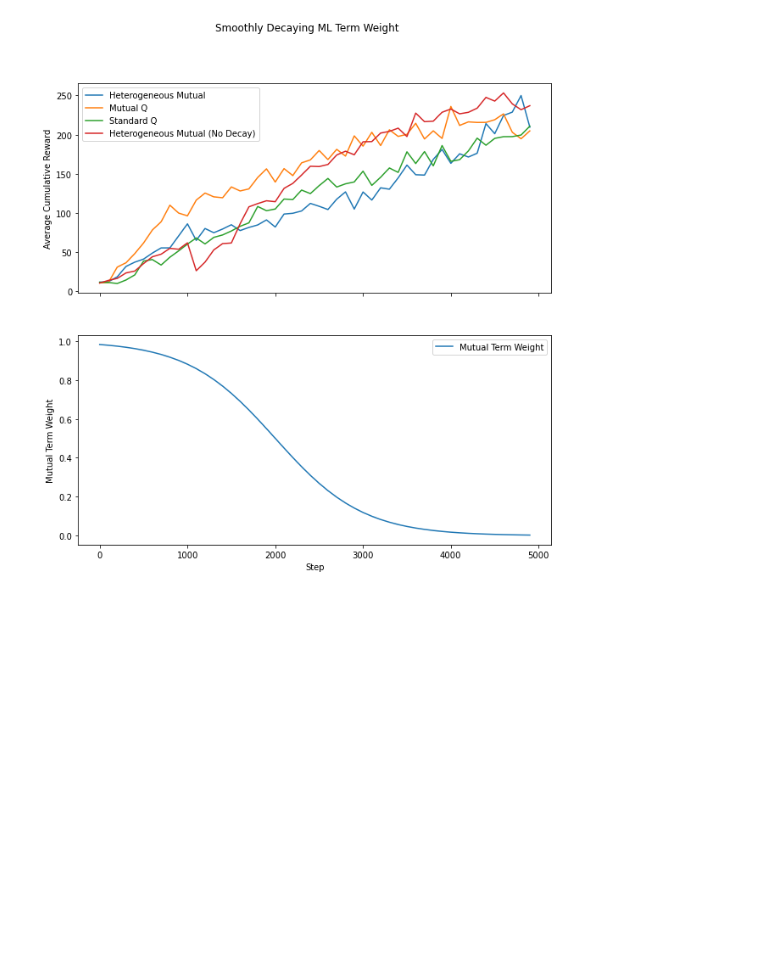
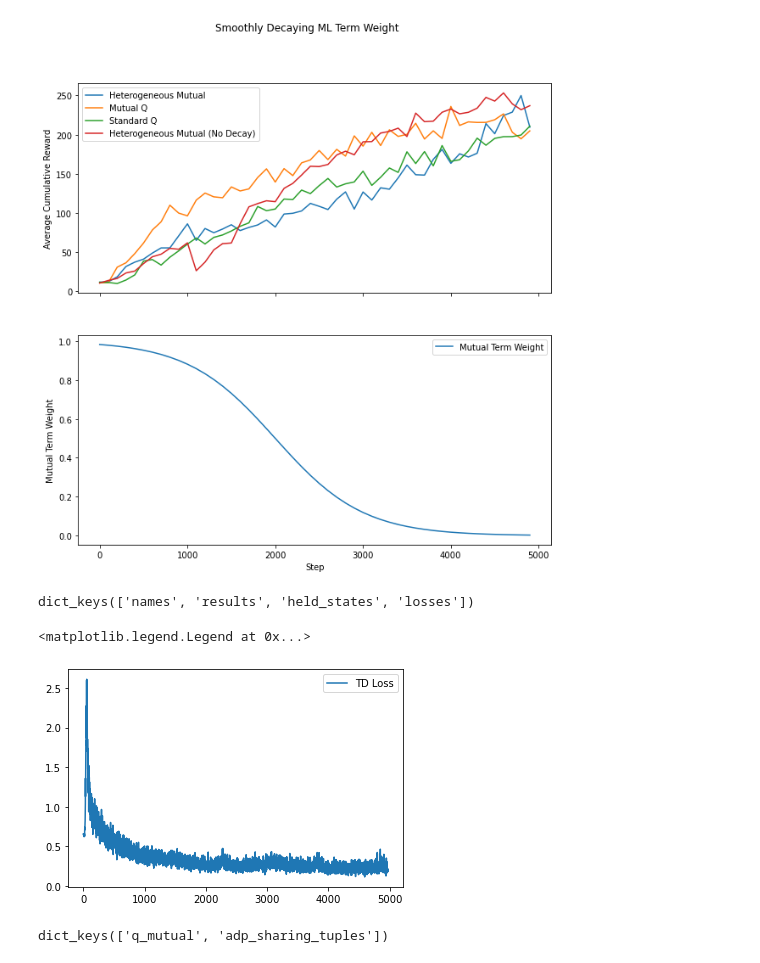
Before and after one commit to csreid/heterogeneous-mutual, a Jupyter notebook: figs.ipynb, the cells around one changed output. Cells and saved outputs as stored; diff of their text form; code cells hidden in the pictures; blank space fills up the shorter version.

```diff
--- a/figs.ipynb
+++ b/figs.ipynb
@@ -147,3 +149,22 @@ ax1.legend()
 plt.savefig('decay_dip.png')
 # %% [output]
 [figure]
+# %%
+newdata = pickle.load(open('./results/1607239358.482102_test.pickle', 'rb'))
+
+newdata.keys()
+# %% [output]
+dict_keys(['names', 'results', 'held_states', 'losses'])
+# %%
+losses = np.array(newdata['losses']['q_mutual'])
+
+plt.plot(np.mean(losses, axis=0)[:, 0], label='TD Loss')
+#plt.plot(np.mean(losses, axis=0)[:, 1], label='Mutual Loss')
+plt.legend()
+# %% [output]
+<matplotlib.legend.Legend at 0x...>
+[figure, added]
+# %%
+newdata['losses'].keys()
+# %% [output]
+dict_keys(['q_mutual', 'adp_sharing_tuples'])
```
Also changed, not shown: parts of 1 cell of this notebook, 2 other files.
